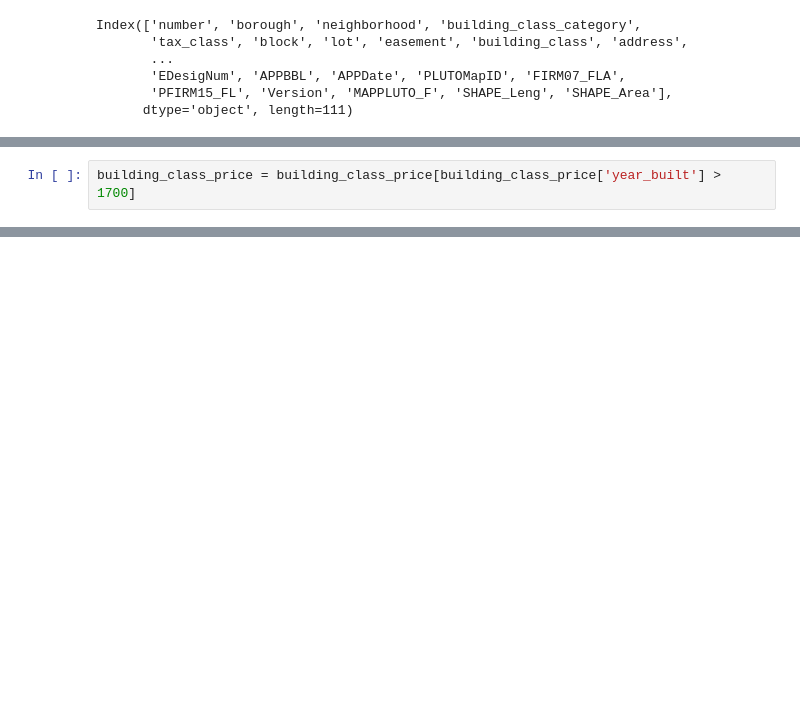
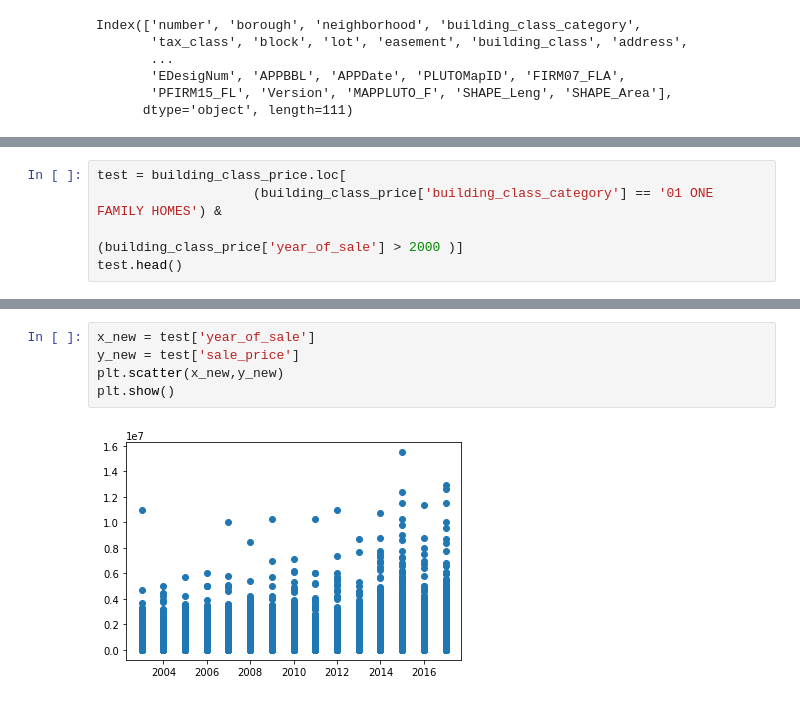
Before and after one commit to ll3271/New_REPO, a Jupyter notebook: Brooklyn_jupyter.ipynb, the cells around one changed output, grey strips where cells are left out. Saved outputs shown, nothing was run; the diff lists cells and outputs as text; blank space fills up the shorter version.

```diff
--- a/Brooklyn_jupyter.ipynb
+++ b/Brooklyn_jupyter.ipynb
@@ -37,2 +44,0 @@ building_class_price.head()
-# %%
-building_class_price = building_class_price[building_class_price['year_built'] > 1700]
@@ -49,0 +116,5 @@ plt.scatter(x_axis,y_axis,marker = 'o',facecolor = 'red',edgecolor = 'black',alp
+# %%
+test = building_class_price.loc[
+                    (building_class_price['building_class_category'] == '01 ONE FAMILY HOMES') &
+                                                     (building_class_price['year_of_sale'] > 2000 )]
+test.head()
@@ -49,0 +128,7 @@ plt.scatter(x_axis,y_axis,marker = 'o',facecolor = 'red',edgecolor = 'black',alp
+# %%
+x_new = test['year_of_sale']
+y_new = test['sale_price']
+plt.scatter(x_new,y_new)
+plt.show()
+# %% [output]
+[figure, added]
```
Also changed, not shown: parts of 8 cells of this notebook.
